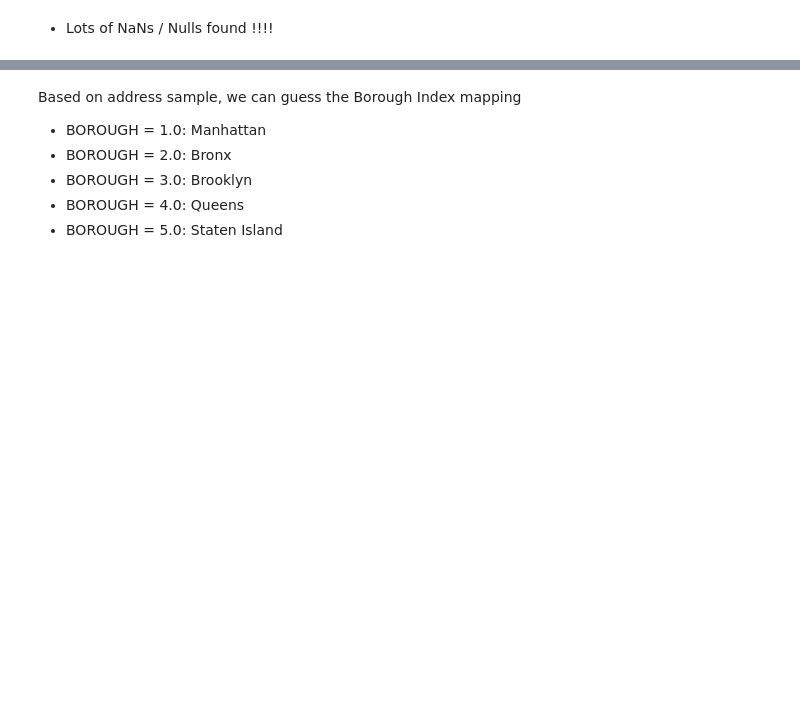
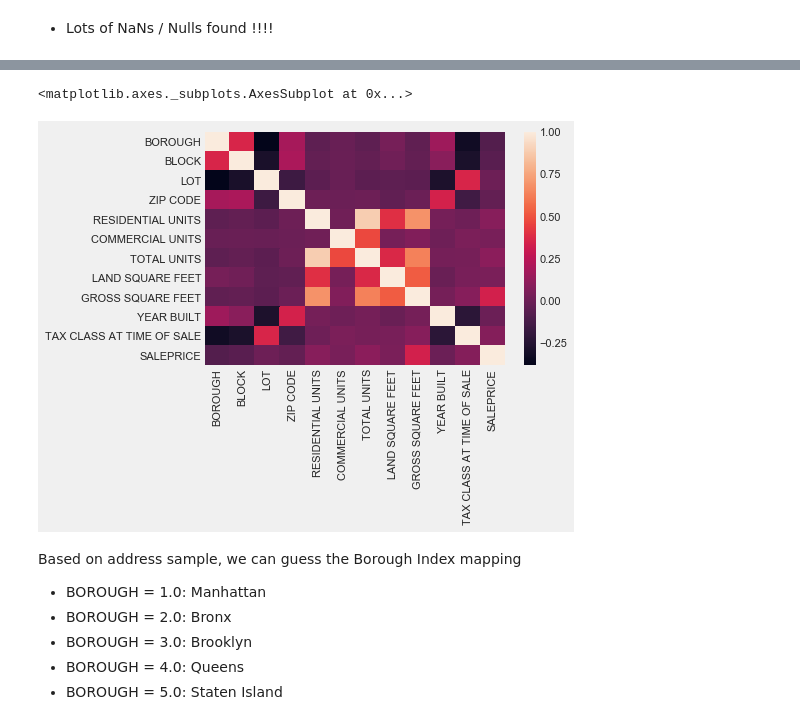
Before and after one commit to allenau1/dat-sf-60-hw, a Jupyter notebook: final_project/final_project_allen_au.ipynb, the cells around one changed output, grey strips where cells are left out. Saved outputs shown, nothing was run; the diff lists cells and outputs as text; code cells hidden in the pictures; blank space fills up the shorter version.

```diff
--- a/final_project/final_project_allen_au.ipynb
+++ b/final_project/final_project_allen_au.ipynb
@@ -210,3 +210,8 @@ sns.pairplot(nyc, dropna=True)
+# %%
+sns.heatmap(nyc.corr())
+# %% [output]
+<matplotlib.axes._subplots.AxesSubplot at 0x...>
+[figure, added]
 # %% [markdown]
 Based on address sample, we can guess the Borough Index mapping
 * BOROUGH = 1.0: Manhattan
```
Also changed, not shown: parts of 1 cell of this notebook.
